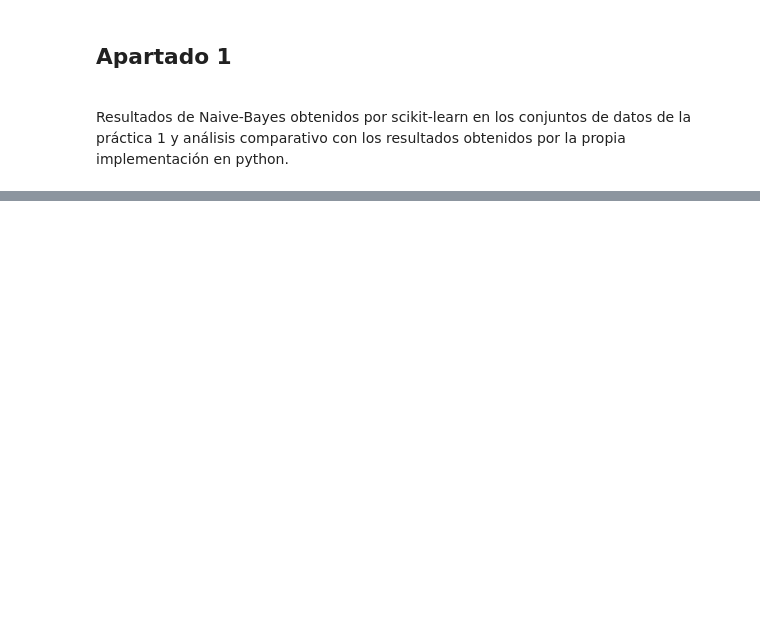
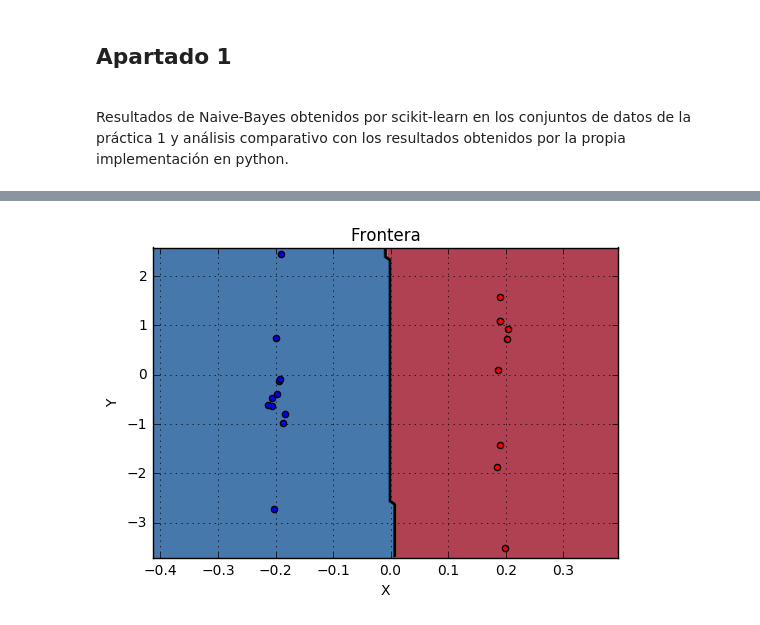
Before and after one commit to SanzCeb/faa, a Jupyter notebook: p2/memoria.ipynb, the cells around one changed output, grey strips where cells are left out. Cells and saved outputs as stored; diff of their text form; code cells hidden in the pictures; blank space fills up the shorter version.

```diff
--- a/p2/memoria.ipynb
+++ b/p2/memoria.ipynb
@@ -62,0 +170,4 @@ Es importante realizar un análisis de los resultados del algoritmo de regresió
+# %%
+graficar_frontera(example4,regresion)
+# %% [output]
+[figure, added]
```
Also changed, not shown: parts of 12 cells of this notebook, 6 other files.
